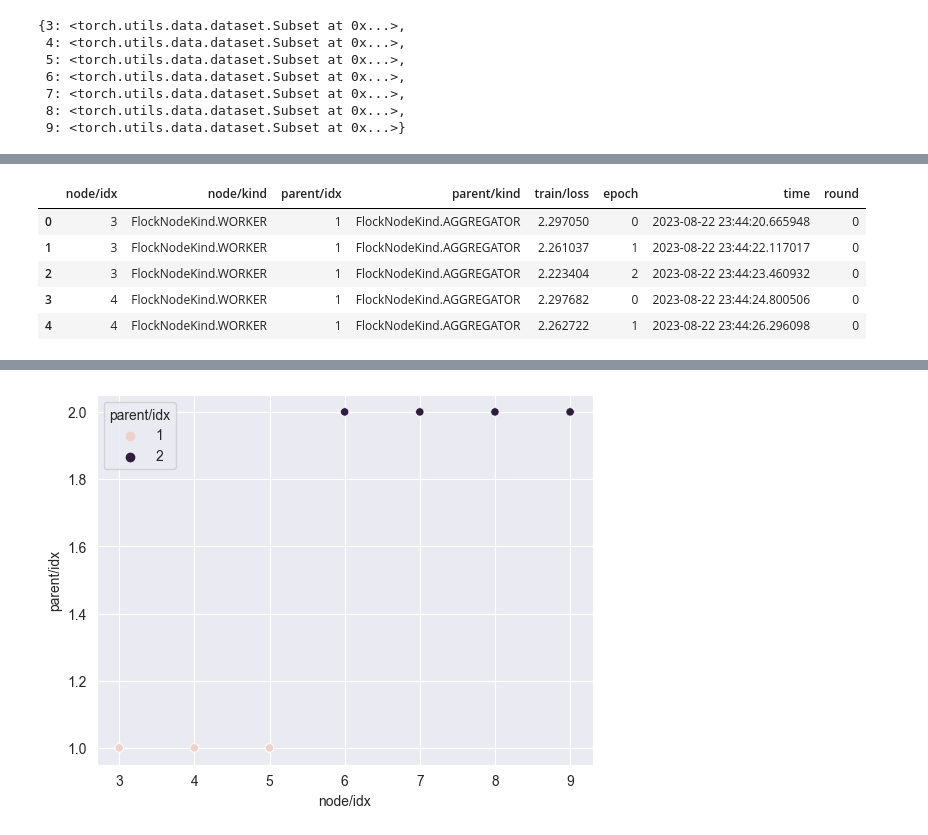
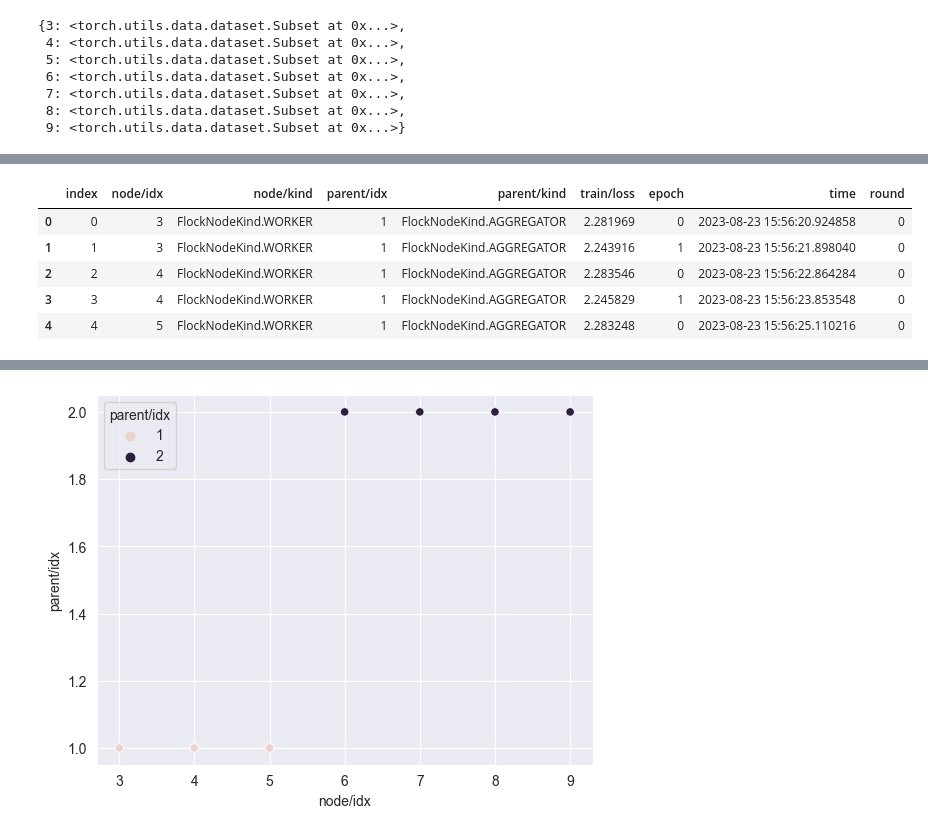
Before and after one commit to h-flox/flox, a Jupyter notebook: Fit-Prototype.ipynb, the cells around one changed output, grey strips where cells are left out. Cells and saved outputs as stored; diff of their text form; code cells hidden in the pictures.

```diff
--- a/Fit-Prototype.ipynb
+++ b/Fit-Prototype.ipynb
@@ -186,7 +189,11 @@ class MyModule(nn.Module):
         logits = self.linear_stack(x)
         return logits
 # %%
-train_history = flox_learn.federated_fit(flock, MyModule, fed_data, 5)
+# train_history = flox_learn.federated_fit(flock, MyModule, fed_data, 5)
+# train_history["time"] = pd.to_datetime(train_history["time"])
+# train_history.head()
+
+train_history = federated_fit(flock, MyModule, fed_data, 5, strategy=FedSGD())
 train_history["time"] = pd.to_datetime(train_history["time"])
 train_history.head()
 # %% [output]
@@ -194,9 +200,9 @@ Intel MKL WARNING: Support of Intel(R) Streaming SIMD Extensions 4.2 (Intel(R) S
-|  | node/idx | node/kind | parent/idx | parent/kind | train/loss | epoch | time | round |
-| 0 | 3 | FlockNodeKind.WORKER | 1 | FlockNodeKind.AGGREGATOR | 2.297050 | 0 | 2023-08-22 23:44:20.665948 | 0 |
-| 1 | 3 | FlockNodeKind.WORKER | 1 | FlockNodeKind.AGGREGATOR | 2.261037 | 1 | 2023-08-22 23:44:22.117017 | 0 |
-| 2 | 3 | FlockNodeKind.WORKER | 1 | FlockNodeKind.AGGREGATOR | 2.223404 | 2 | 2023-08-22 23:44:23.460932 | 0 |
-| 3 | 4 | FlockNodeKind.WORKER | 1 | FlockNodeKind.AGGREGATOR | 2.297682 | 0 | 2023-08-22 23:44:24.800506 | 0 |
-| 4 | 4 | FlockNodeKind.WORKER | 1 | FlockNodeKind.AGGREGATOR | 2.262722 | 1 | 2023-08-22 23:44:26.296098 | 0 |
+|  | index | node/idx | node/kind | parent/idx | parent/kind | train/loss | epoch | time | round |
+| 0 | 0 | 3 | FlockNodeKind.WORKER | 1 | FlockNodeKind.AGGREGATOR | 2.281969 | 0 | 2023-08-23 15:56:20.924858 | 0 |
+| 1 | 1 | 3 | FlockNodeKind.WORKER | 1 | FlockNodeKind.AGGREGATOR | 2.243916 | 1 | 2023-08-23 15:56:21.898040 | 0 |
+| 2 | 2 | 4 | FlockNodeKind.WORKER | 1 | FlockNodeKind.AGGREGATOR | 2.283546 | 0 | 2023-08-23 15:56:22.864284 | 0 |
+| 3 | 3 | 4 | FlockNodeKind.WORKER | 1 | FlockNodeKind.AGGREGATOR | 2.245829 | 1 | 2023-08-23 15:56:23.853548 | 0 |
+| 4 | 4 | 5 | FlockNodeKind.WORKER | 1 | FlockNodeKind.AGGREGATOR | 2.283248 | 0 | 2023-08-23 15:56:25.110216 | 0 |
 # %%
 sns.lineplot(train_history, x="time", y="train/loss")
 plt.xticks(rotation=45)
```
Also changed, not shown: parts of 3 cells of this notebook, 14 other files.
